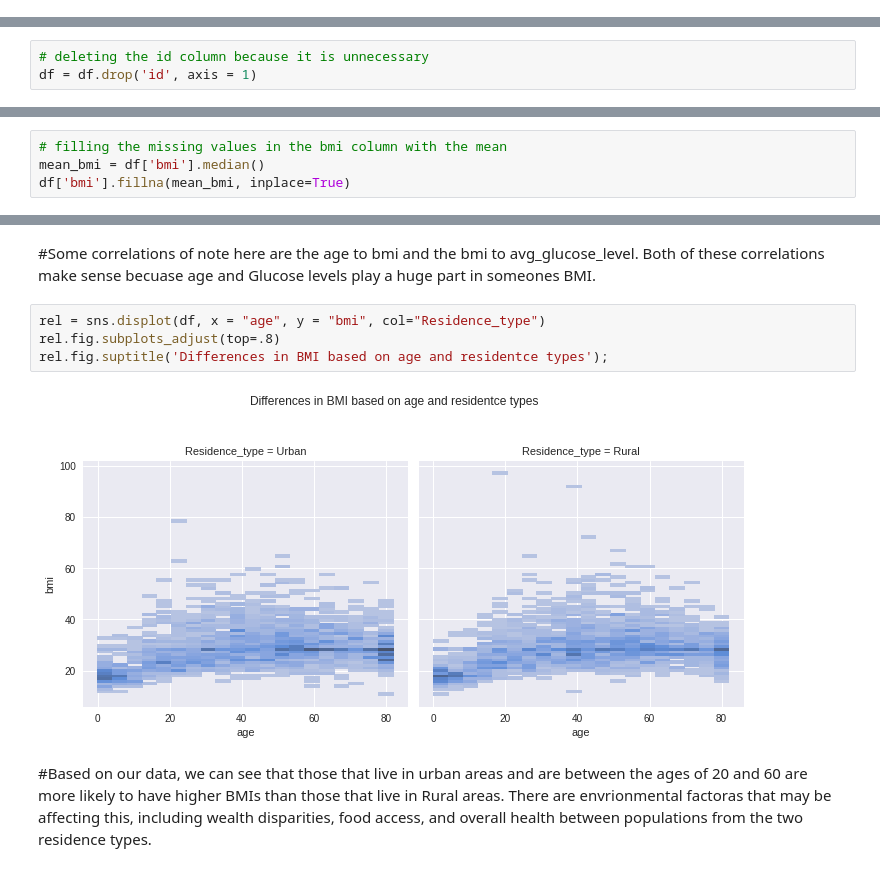
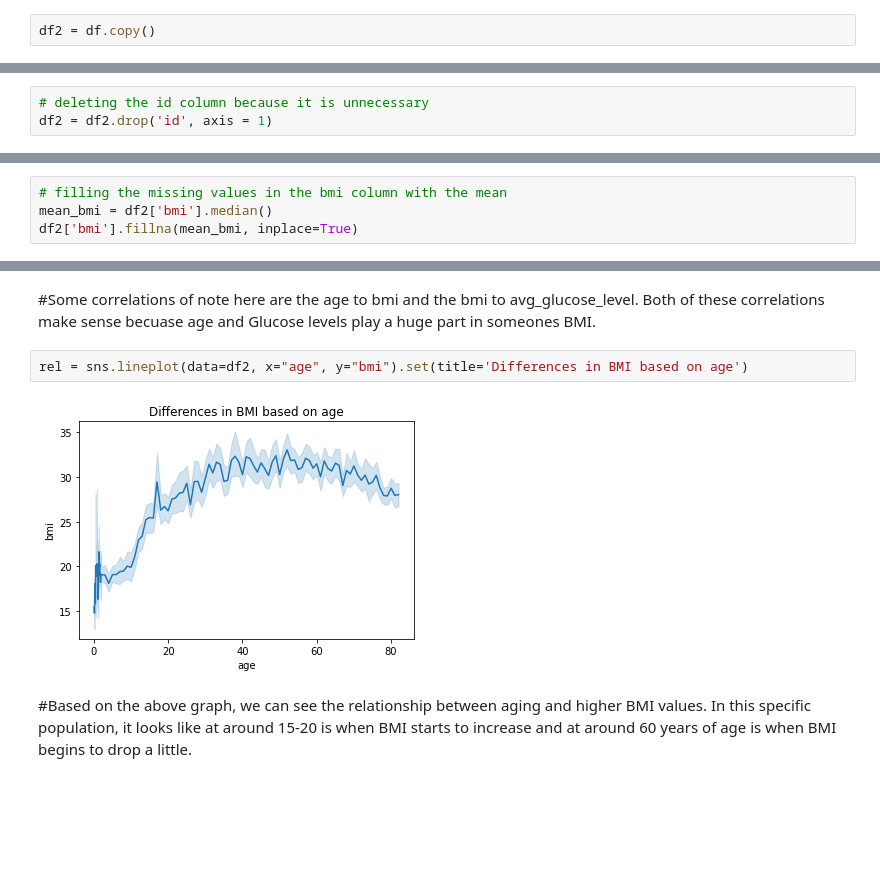
Before and after one commit to ahmedfathi1/Project-2, a Jupyter notebook: Project_2_part_3.ipynb, the cells around one changed output, grey strips where cells are left out. Cells and saved outputs as stored; diff of their text form; blank space fills up the shorter version.

```diff
--- a/Project_2_part_3.ipynb
+++ b/Project_2_part_3.ipynb
@@ -17,4 +17,6 @@ df.head()
 | 2 | 31112 | Male | 80.0 | 0 | 1 | Yes | Private | Rural | ... |
 | 3 | 60182 | Female | 49.0 | 0 | 0 | Yes | Private | Urban | ... |
 | 4 | 1665 | Female | 79.0 | 1 | 0 | Yes | Self-employed | Rural | ... |
+# %%
+df2 = df.copy()
 # %%
@@ -41,6 +43,6 @@ dtypes: float64(3), int64(4), object(5)
 memory usage: 479.2+ KB
 # %%
 # deleting the id column because it is unnecessary
-df = df.drop('id', axis = 1)
+df2 = df2.drop('id', axis = 1)
 # %%
 # Check for duplicates and missing values
@@ -66,7 +68,7 @@ dtype: int64
 Duplicates: 0
 # %%
 # filling the missing values in the bmi column with the mean
-mean_bmi = df['bmi'].median()
-df['bmi'].fillna(mean_bmi, inplace=True)
+mean_bmi = df2['bmi'].median()
+df2['bmi'].fillna(mean_bmi, inplace=True)
 # %%
 # checking for odd values in the remaining 'object' type columns
@@ -122,10 +124,8 @@ sns.heatmap(corr, cmap = 'Blues').set(title='Correlation of health variables');
 # %% [markdown]
 #Some correlations of note here are the age to bmi and the bmi to avg_glucose_level. Both of these correlations make sense becuase age and Glucose levels play a huge part in someones BMI.
 # %%
-rel = sns.displot(df, x = "age", y = "bmi", col="Residence_type")
-rel.fig.subplots_adjust(top=.8)
-rel.fig.suptitle('Differences in BMI based on age and residentce types');
+rel = sns.lineplot(data=df2, x="age", y="bmi").set(title='Differences in BMI based on age')
 # %% [output]
-[figure, old version]
+[figure, new version]
-# %% [markdown]
-#Based on our data, we can see that those that live in urban areas and are between the ages of 20 and 60 are more likely to have higher BMIs than those that live in Rural areas. There are envrionmental factoras that may be affecting this, including wealth disparities, food access, and overall health between populations from the two residence types.
+# %% [markdown]
+#Based on the above graph, we can see the relationship between aging and higher BMI values. In this specific population, it looks like at around 15-20 is when BMI starts to increase and at around 60 years of age is when BMI begins to drop a little.
```
Also changed, not shown: parts of 6 cells of this notebook.
